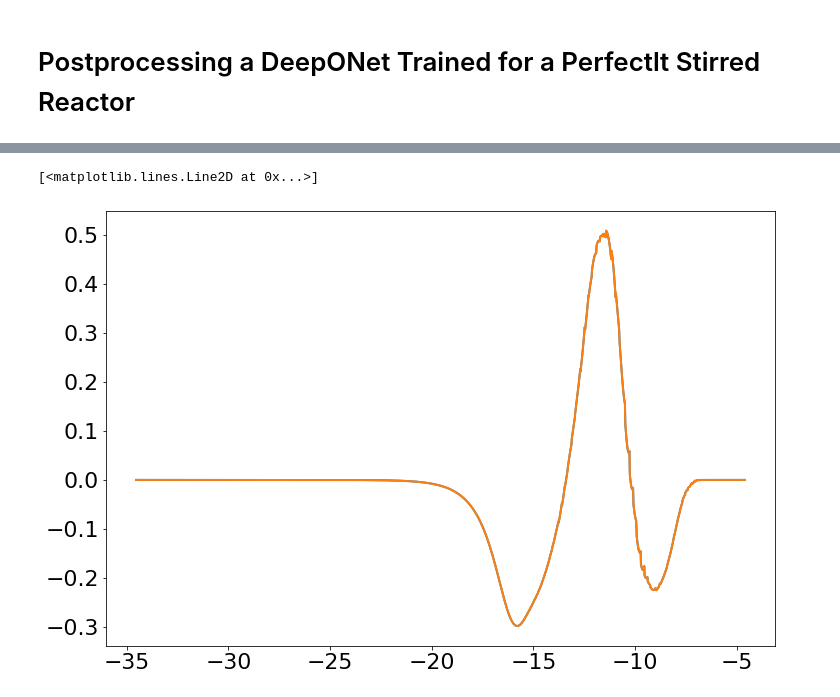
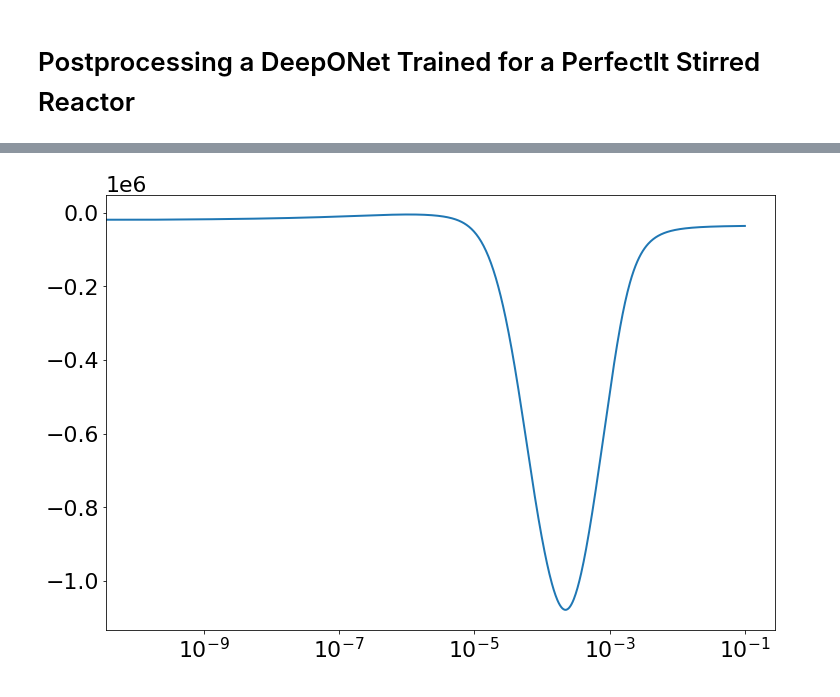
Before and after one commit to simoneventuri/ROMNet_, a Jupyter notebook: scripts/postprocessing/PSReactor/DeepONet/Predict_DeepONet.ipynb, the cells around one changed output, grey strips where cells are left out. Cells and saved outputs as stored; diff of their text form; code cells hidden in the pictures.

Commit message:
Working on PINN for PSR

```diff
--- a/scripts/postprocessing/PSReactor/DeepONet/Predict_DeepONet.ipynb
+++ b/scripts/postprocessing/PSReactor/DeepONet/Predict_DeepONet.ipynb
@@ -344,23 +344,16 @@ plt.xscale('log')
-# %%
-PSR  = rmnt.pinn.system.PSR(InputData)
-
-Rest = InputDataTest[['log10(Rest)']].to_numpy()
-tVec = InputDataTest[['t']].to_numpy()
-
-iPC  = 2
-
-tVecLog               = np.log(tVec+1.e-15)[:,0]
-dy_masked_dt_Num_log  = np.gradient(yMatOrig_pca[:,iPC], tVec[:,0]) * tVec[:,0]
-dy_masked_dt_Num      = np.gradient(yMatOrig_pca[:,iPC], tVecLog)
-
-fig = plt.figure(figsize=(12,8))
-plt.plot(tVecLog, dy_masked_dt_Num_log/model.y_range[iPC])
-plt.plot(tVecLog, dy_masked_dt_Num/model.y_range[iPC])
-# plt.xlim([1.e-14,1.e-13])
-# plt.ylim([-1e9, 1e7])
-# %% [output]
-[<matplotlib.lines.Line2D at 0x...>]
-[figure, removed]
+# %%
+iPC = 0
+
+dy_masked_dt_Num1  = np.gradient(yMat_pca[:,iPC], tVecLog)
+dy_masked_dt_Num2  = np.gradient(yMat_pca[:,iPC], tVec[:,0]) * tVec[:,0]
+
+fig = plt.figure(figsize=(12,8))
+#plt.plot(tVec, dy_masked_dt_Num2*model.y_range[iPC]   )#/model.y_range[iPC])
+plt.plot(tVec, dy_masked_dt[:,iPC] )
+plt.xscale('log')
+#plt.ylim([-10,1])
+# %% [output]
+[figure, added]
 # %%
 Input   = {}
 Weights = {}
```
Also changed, not shown: parts of 12 cells of this notebook, 13 other files.
